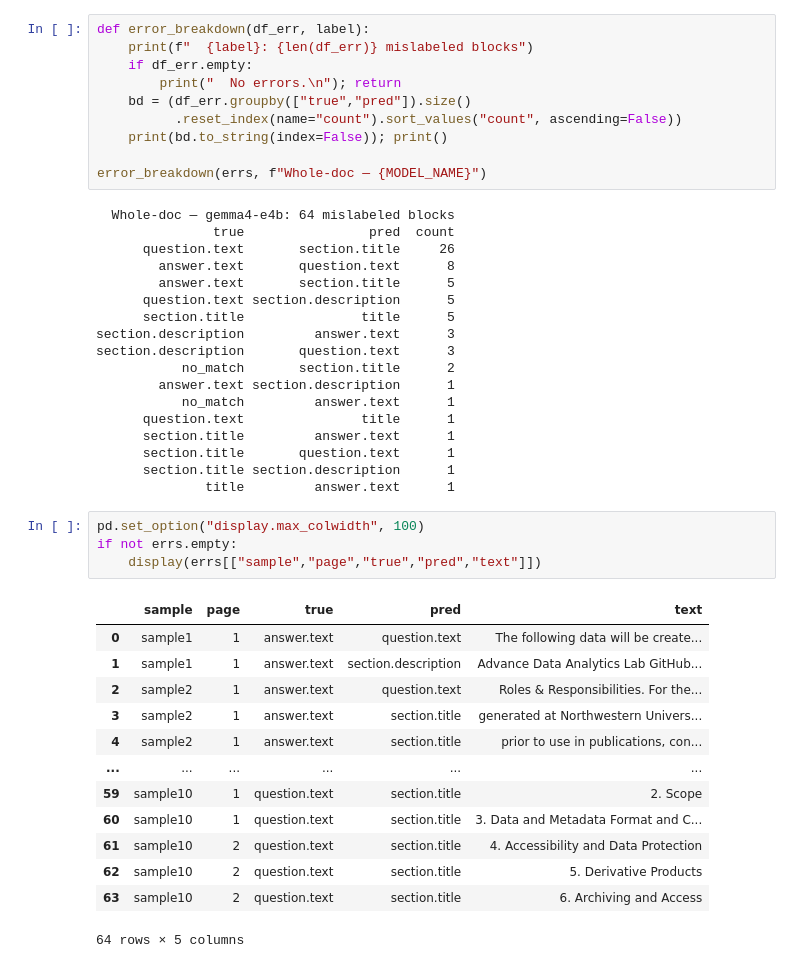
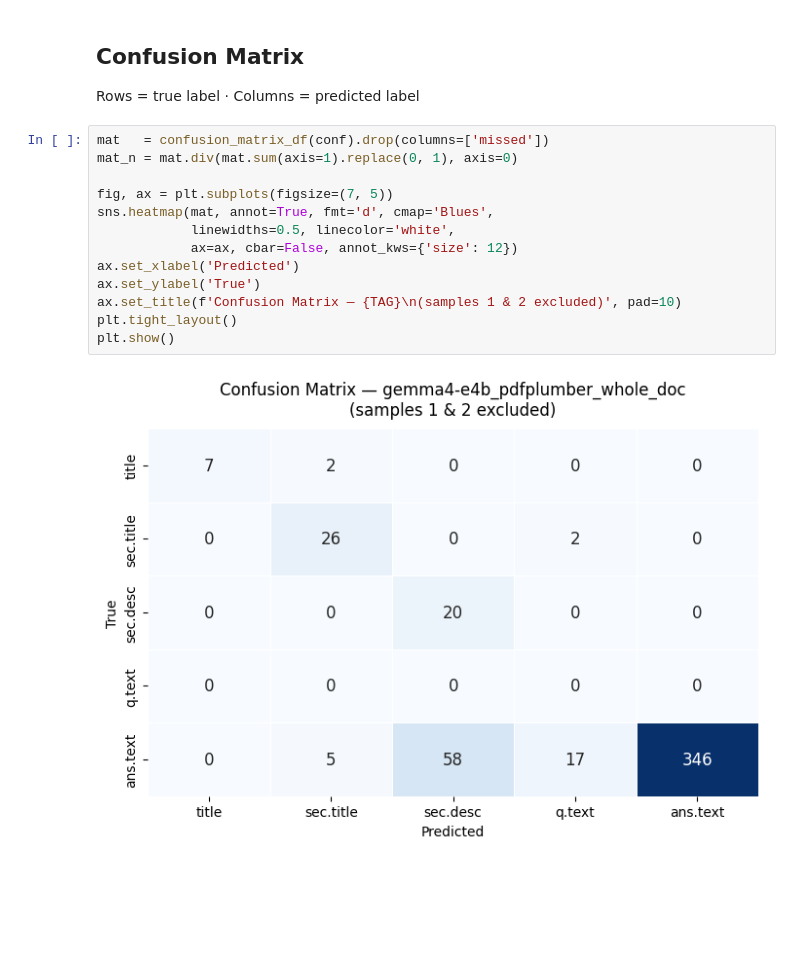
Before and after one commit to fairdataihub/dmpbridge, a Jupyter notebook: notebooks/007_gemma4-4b.ipynb, the cells around one changed output. Cells and saved outputs as stored; diff of their text form; blank space fills up the shorter version.

```diff
--- a/notebooks/007_gemma4-4b.ipynb
+++ b/notebooks/007_gemma4-4b.ipynb
@@ -272,46 +66,18 @@ Systematic patterns → prompt or strategy needs fixing. Isolated → acceptable
-# %%
-def error_breakdown(df_err, label):
-    print(f"  {label}: {len(df_err)} mislabeled blocks")
-    if df_err.empty:
-        print("  No errors.\n"); return
-    bd = (df_err.groupby(["true","pred"]).size()
-          .reset_index(name="count").sort_values("count", ascending=False))
-    print(bd.to_string(index=False)); print()
-
-error_breakdown(errs, f"Whole-doc — {MODEL_NAME}")
-# %% [output]
-  Whole-doc — gemma4-e4b: 64 mislabeled blocks
-               true                pred  count
-      question.text       section.title     26
-        answer.text       question.text      8
-        answer.text       section.title      5
-      question.text section.description      5
-      section.title               title      5
-section.description         answer.text      3
-section.description       question.text      3
-           no_match       section.title      2
-        answer.text section.description      1
-           no_match         answer.text      1
-      question.text               title      1
-      section.title         answer.text      1
-      section.title       question.text      1
-      section.title section.description      1
-              title         answer.text      1
-# %%
-pd.set_option("display.max_colwidth", 100)
-if not errs.empty:
-    display(errs[["sample","page","true","pred","text"]])
-# %% [output]
-|  | sample | page | true | pred | text |
-| 0 | sample1 | 1 | answer.text | question.text | The following data will be create... |
-| 1 | sample1 | 1 | answer.text | section.description | Advance Data Analytics Lab GitHub... |
-| 2 | sample2 | 1 | answer.text | question.text | Roles & Responsibilities. For the... |
-| 3 | sample2 | 1 | answer.text | section.title | generated at Northwestern Univers... |
-| 4 | sample2 | 1 | answer.text | section.title | prior to use in publications, con... |
-| ... | ... | ... | ... | ... | ... |
-| 59 | sample10 | 1 | question.text | section.title | 2. Scope |
-| 60 | sample10 | 1 | question.text | section.title | 3. Data and Metadata Format and C... |
-| 61 | sample10 | 2 | question.text | section.title | 4. Accessibility and Data Protection |
-| 62 | sample10 | 2 | question.text | section.title | 5. Derivative Products |
-| 63 | sample10 | 2 | question.text | section.title | 6. Archiving and Access |
-64 rows × 5 columns
+# %% [markdown]
+## Confusion Matrix
+Rows = true label · Columns = predicted label
+# %%
+mat   = confusion_matrix_df(conf).drop(columns=['missed'])
+mat_n = mat.div(mat.sum(axis=1).replace(0, 1), axis=0)
+
+fig, ax = plt.subplots(figsize=(7, 5))
+sns.heatmap(mat, annot=True, fmt='d', cmap='Blues',
+            linewidths=0.5, linecolor='white',
+            ax=ax, cbar=False, annot_kws={'size': 12})
+ax.set_xlabel('Predicted')
+ax.set_ylabel('True')
+ax.set_title(f'Confusion Matrix — {TAG}\n(samples 1 & 2 excluded)', pad=10)
+plt.tight_layout()
+plt.show()
+# %% [output]
+[figure, added]
```
Also changed, not shown: parts of 18 cells of this notebook, 22 other files.
